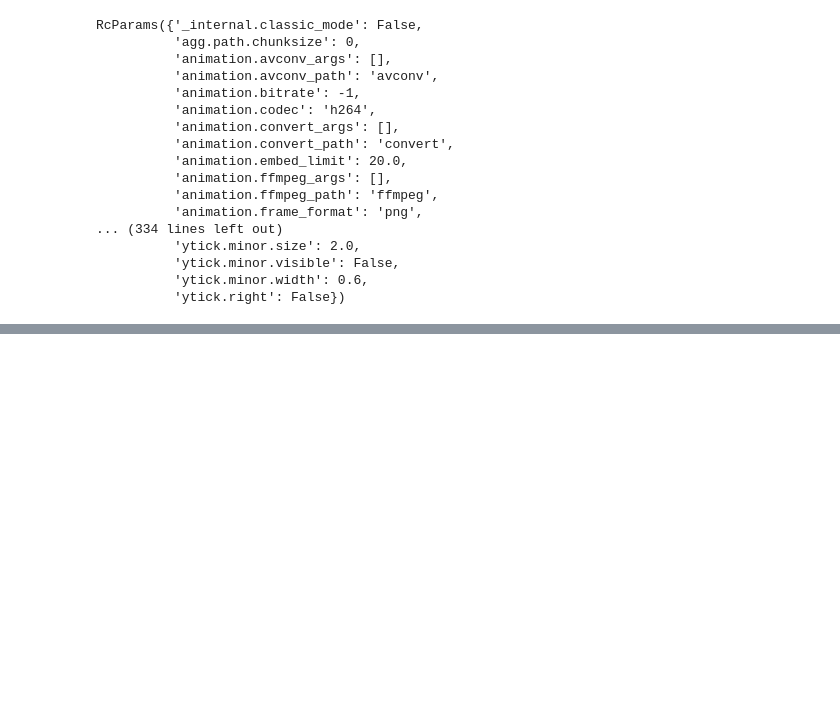
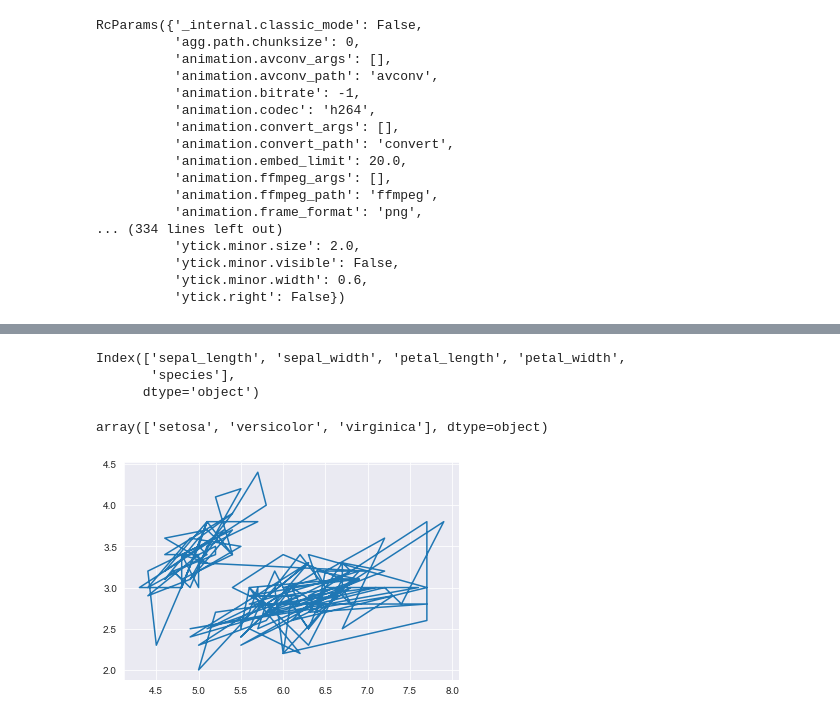
Before and after one commit to mekken2/EDA-Squad, a Jupyter notebook: Jovian_matplot_sns/Jovian_matplotlib_sns.ipynb, the cells around one changed output, grey strips where cells are left out. Drawn from its saved outputs; the diff is of its cells as text; code cells hidden in the pictures; blank space fills up the shorter version.

Commit message:
Added IRIS dataset

```diff
--- a/Jovian_matplot_sns/Jovian_matplotlib_sns.ipynb
+++ b/Jovian_matplot_sns/Jovian_matplotlib_sns.ipynb
@@ -97,0 +100,2 @@ RcParams({'_internal.classic_mode': False,
+# %%
+flowers_df = sns.load_dataset("iris")
@@ -97,0 +118,14 @@ RcParams({'_internal.classic_mode': False,
+# %%
+flowers_df.columns
+# %% [output]
+Index(['sepal_length', 'sepal_width', 'petal_length', 'petal_width',
+       'species'],
+      dtype='object')
+# %%
+flowers_df.species.unique()
+# %% [output]
+array(['setosa', 'versicolor', 'virginica'], dtype=object)
+# %%
+plt.plot(flowers_df.sepal_length, flowers_df.sepal_width);
+# %% [output]
+[figure, added]
```
Also changed, not shown: parts of 5 cells of this notebook, 1 other file.
